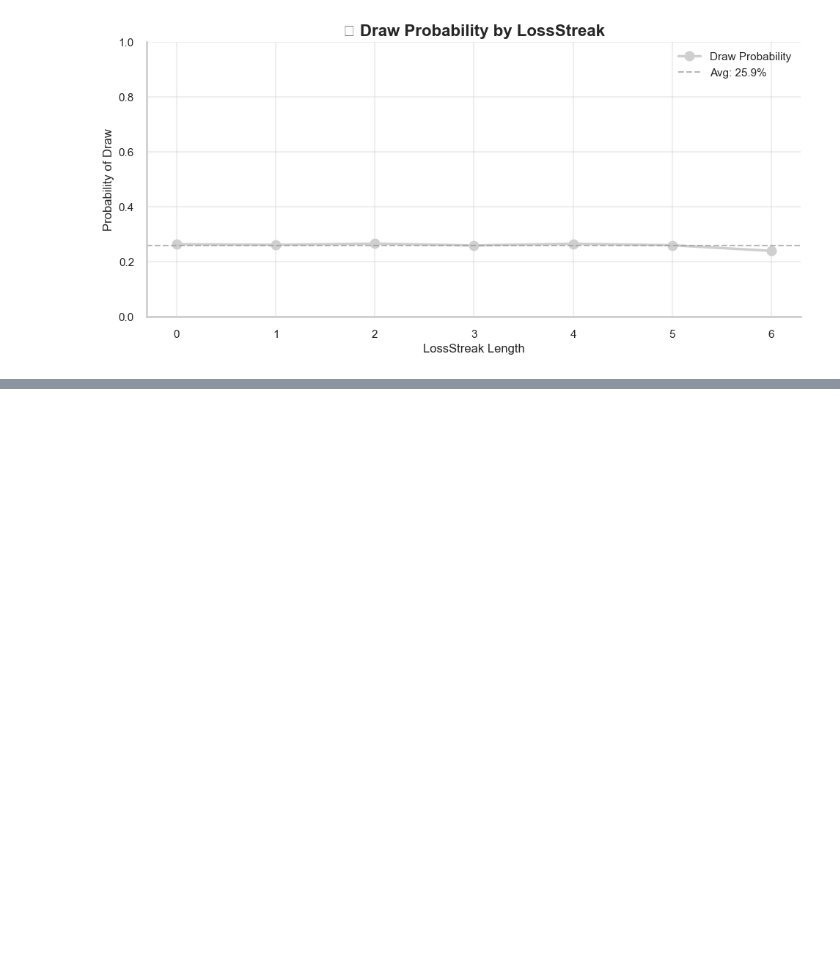
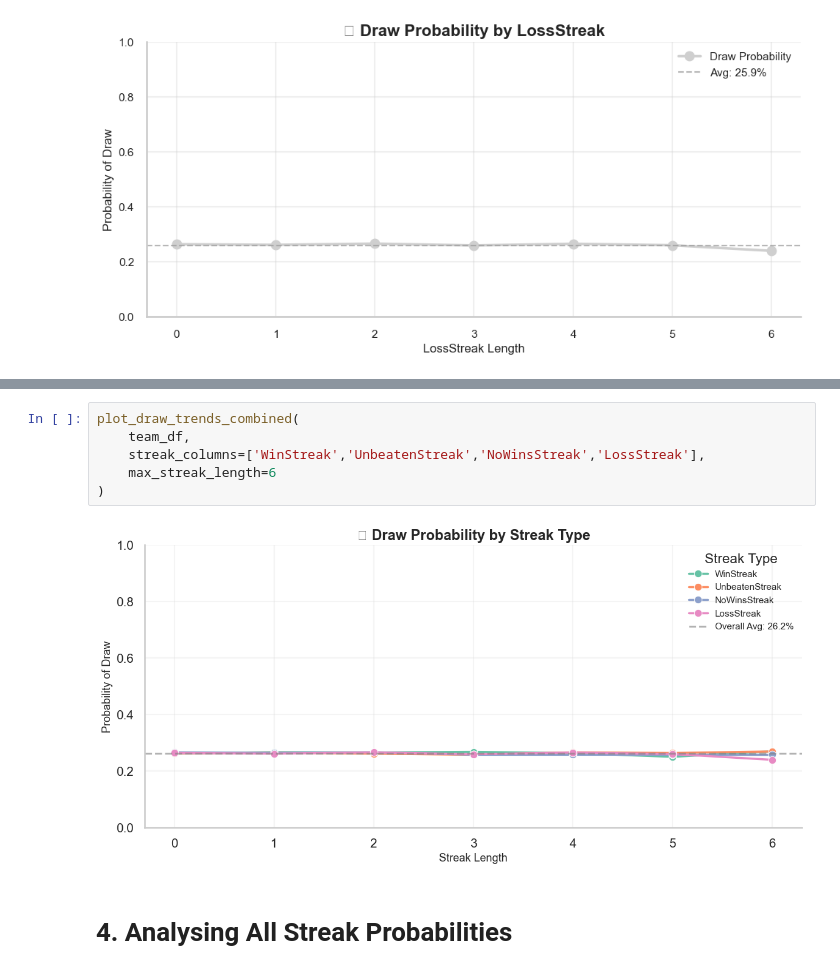
Before and after one commit to jacksim588/Football-Analytics, a Jupyter notebook: Data Analysis/football_Streak_exploration.ipynb, the cells around one changed output, grey strips where cells are left out. Cells and saved outputs as stored; diff of their text form; blank space fills up the shorter version.

Commit message:
streak analysis

```diff
--- a/Data Analysis/football_Streak_exploration.ipynb
+++ b/Data Analysis/football_Streak_exploration.ipynb
@@ -493,0 +554,10 @@ plot_draw_trend_by_streak(team_df, ['WinStreak','UnbeatenStreak','NoWinsStreak',
+# %%
+plot_draw_trends_combined(
+    team_df,
+    streak_columns=['WinStreak','UnbeatenStreak','NoWinsStreak','LossStreak'],
+    max_streak_length=6
+)
+# %% [output]
+[figure, added]
+# %% [markdown]
+# 4. Analysing All Streak Probabilities
```
Also changed, not shown: parts of 16 cells of this notebook.
